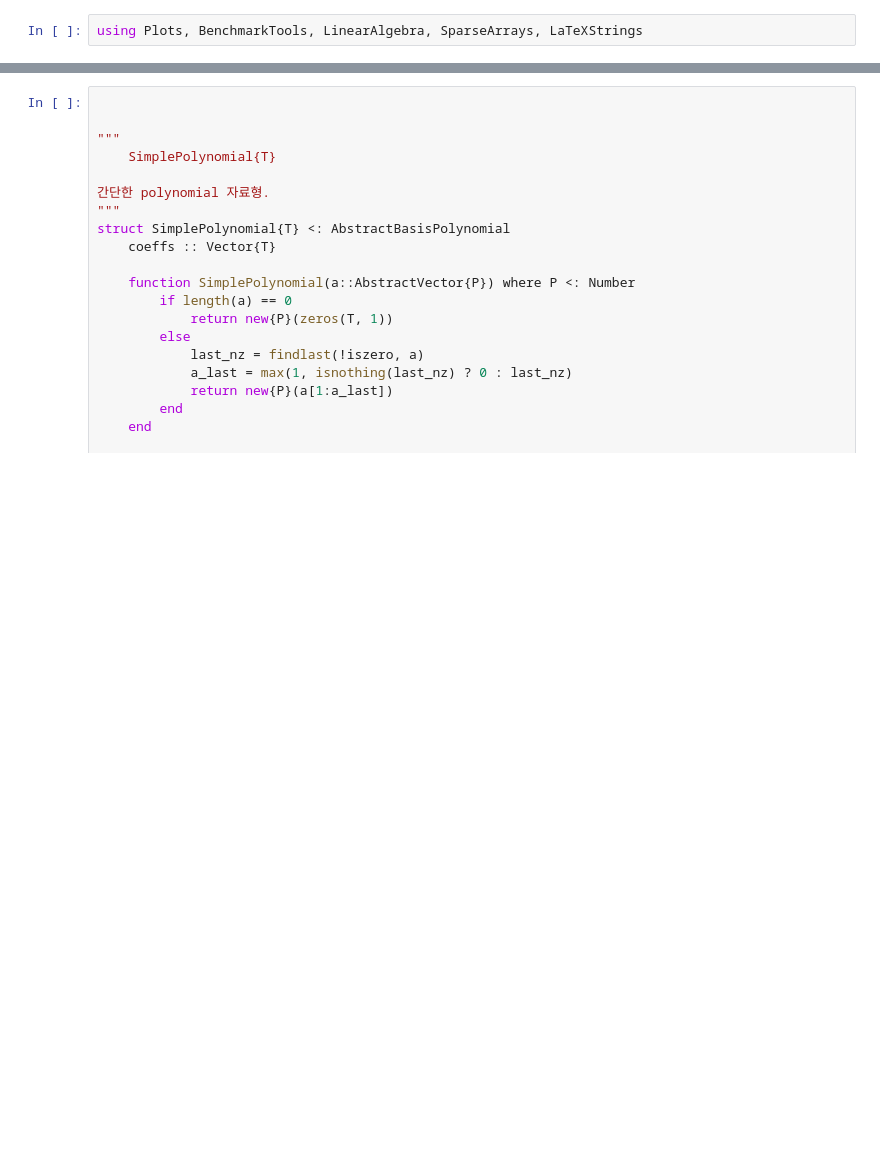
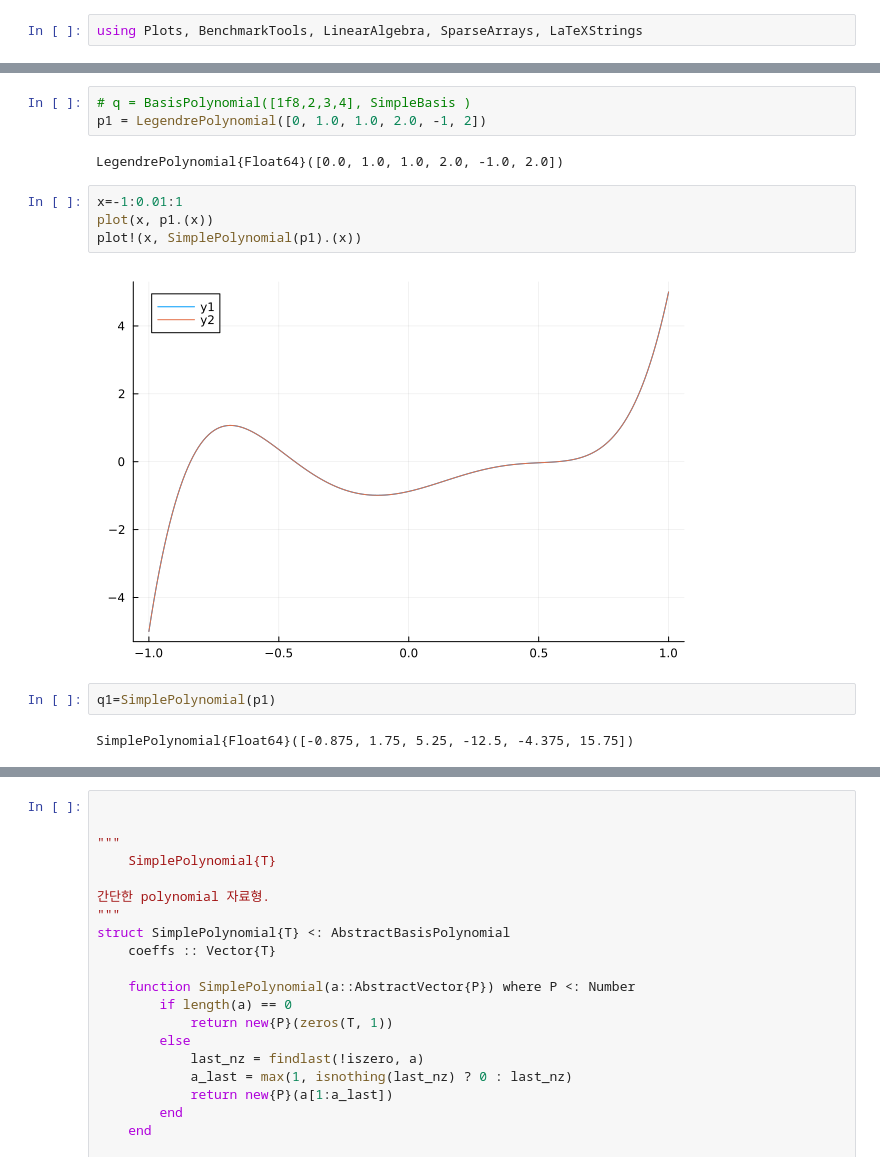
Before and after one commit to Julia-KAERI/Julia-kaeri.github.io, a Jupyter notebook: src/numerical_analysis_using_julia/ch13_approximations/chevyshev.ipynb, the cells around one changed output, grey strips where cells are left out. Cells and saved outputs as stored; diff of their text form; blank space fills up the shorter version.

```diff
--- a/src/numerical_analysis_using_julia/ch13_approximations/chevyshev.ipynb
+++ b/src/numerical_analysis_using_julia/ch13_approximations/chevyshev.ipynb
@@ -2,0 +182,15 @@ using Plots, BenchmarkTools, LinearAlgebra, SparseArrays, LaTeXStrings
+# %%
+# q = BasisPolynomial([1f8,2,3,4], SimpleBasis )
+p1 = LegendrePolynomial([0, 1.0, 1.0, 2.0, -1, 2])
+# %% [output]
+LegendrePolynomial{Float64}([0.0, 1.0, 1.0, 2.0, -1.0, 2.0])
+# %%
+x=-1:0.01:1
+plot(x, p1.(x))
+plot!(x, SimplePolynomial(p1).(x))
+# %% [output]
+[figure, added]
+# %%
+q1=SimplePolynomial(p1)
+# %% [output]
+SimplePolynomial{Float64}([-0.875, 1.75, 5.25, -12.5, -4.375, 15.75])
```
Also changed, not shown: parts of 8 cells of this notebook, 1 other file.
